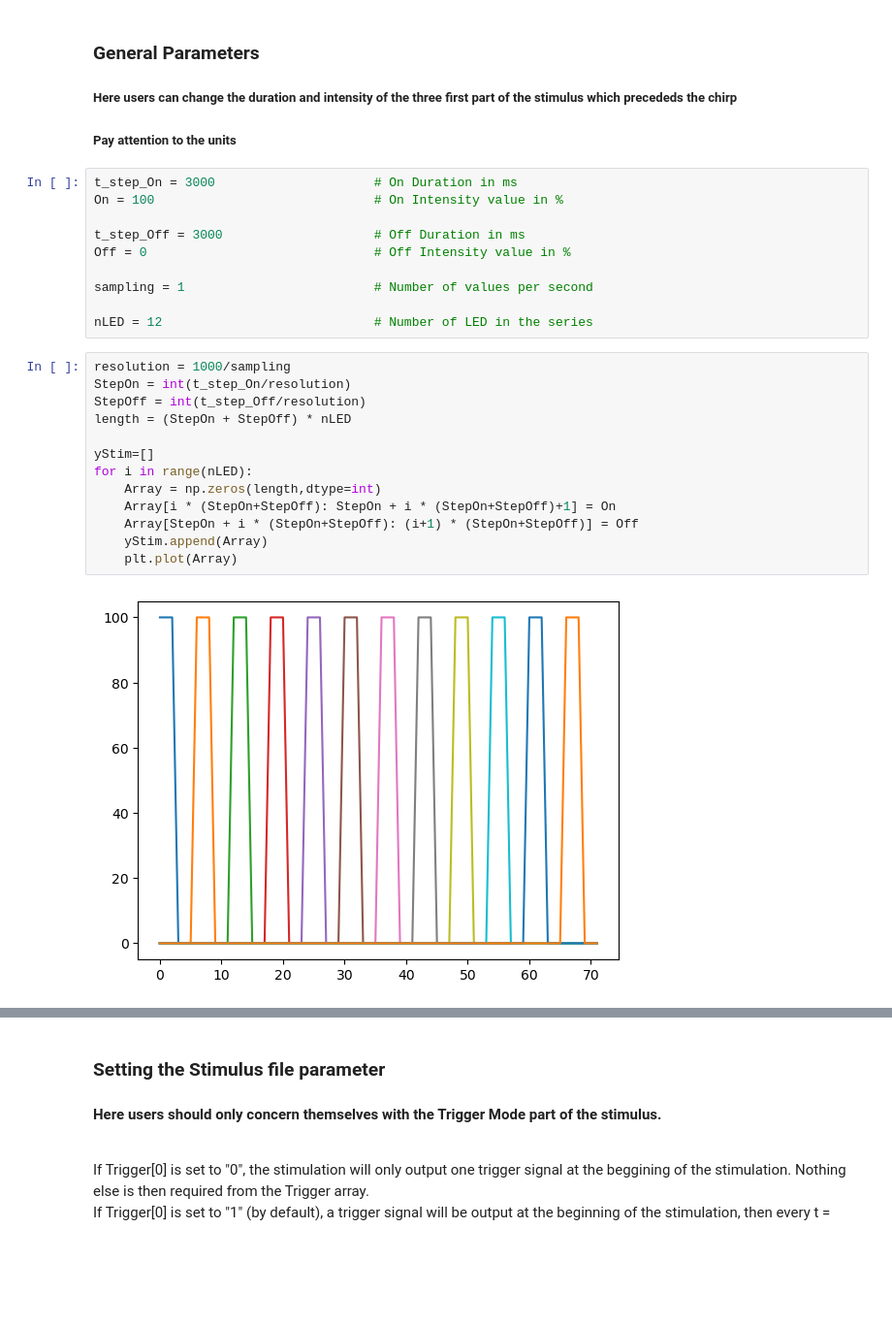
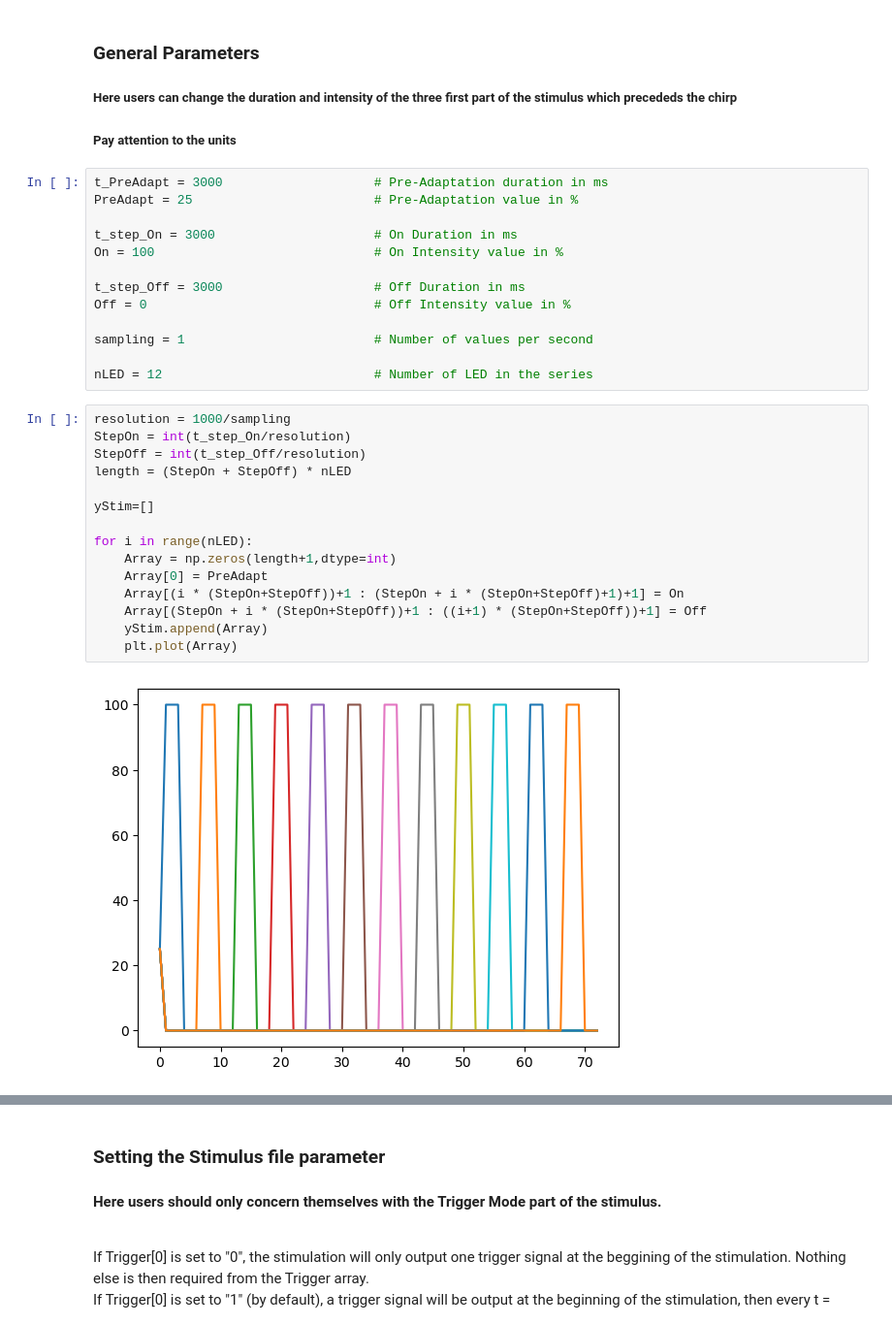
Before and after one commit to OpenSourceNeuro/LED-Zappelin-V2, a Jupyter notebook: Notebooks/ColourSteps.ipynb, the cells around one changed output, grey strips where cells are left out. Shown at 97% size. Drawn from its saved outputs; the diff is of its cells as text; blank space fills up the shorter version.

```diff
--- a/Notebooks/ColourSteps.ipynb
+++ b/Notebooks/ColourSteps.ipynb
@@ -17,6 +17,9 @@ import matplotlib.pyplot as plt
 ##### Here users can change the duration and intensity of the three first part of the stimulus which precededs the chirp
 ##### Pay attention to the units
 # %%
+t_PreAdapt = 3000                    # Pre-Adaptation duration in ms
+PreAdapt = 25                        # Pre-Adaptation value in %
+
 t_step_On = 3000                     # On Duration in ms
 On = 100                             # On Intensity value in %
 
@@ -29,15 +32,17 @@ nLED = 12                            # Number of LED in the series
 # %%
 resolution = 1000/sampling
 StepOn = int(t_step_On/resolution)
 StepOff = int(t_step_Off/resolution)
 length = (StepOn + StepOff) * nLED
 
 yStim=[]
+
 for i in range(nLED):
-    Array = np.zeros(length,dtype=int)
-    Array[i * (StepOn+StepOff): StepOn + i * (StepOn+StepOff)+1] = On
-    Array[StepOn + i * (StepOn+StepOff): (i+1) * (StepOn+StepOff)] = Off
+    Array = np.zeros(length+1,dtype=int)
+    Array[0] = PreAdapt
+    Array[(i * (StepOn+StepOff))+1 : (StepOn + i * (StepOn+StepOff)+1)+1] = On
+    Array[(StepOn + i * (StepOn+StepOff))+1 : ((i+1) * (StepOn+StepOff))+1] = Off
     yStim.append(Array)
     plt.plot(Array)
 # %% [output]
-[figure, old version]
+[figure, new version]
```
Also changed, not shown: parts of 3 cells of this notebook, 6 other files.
